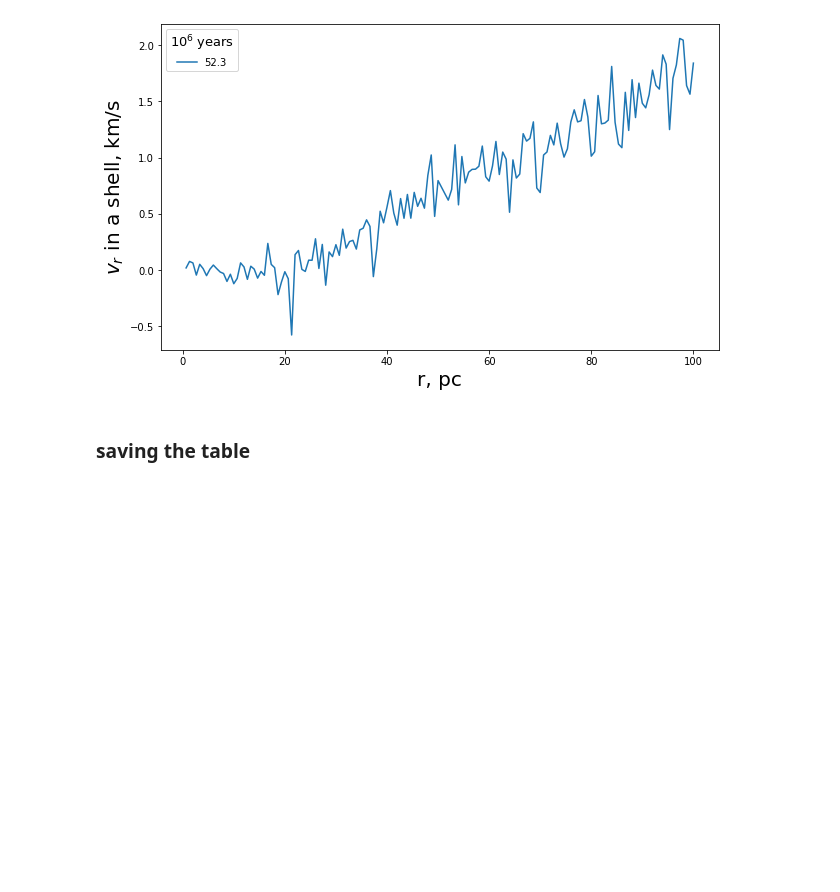
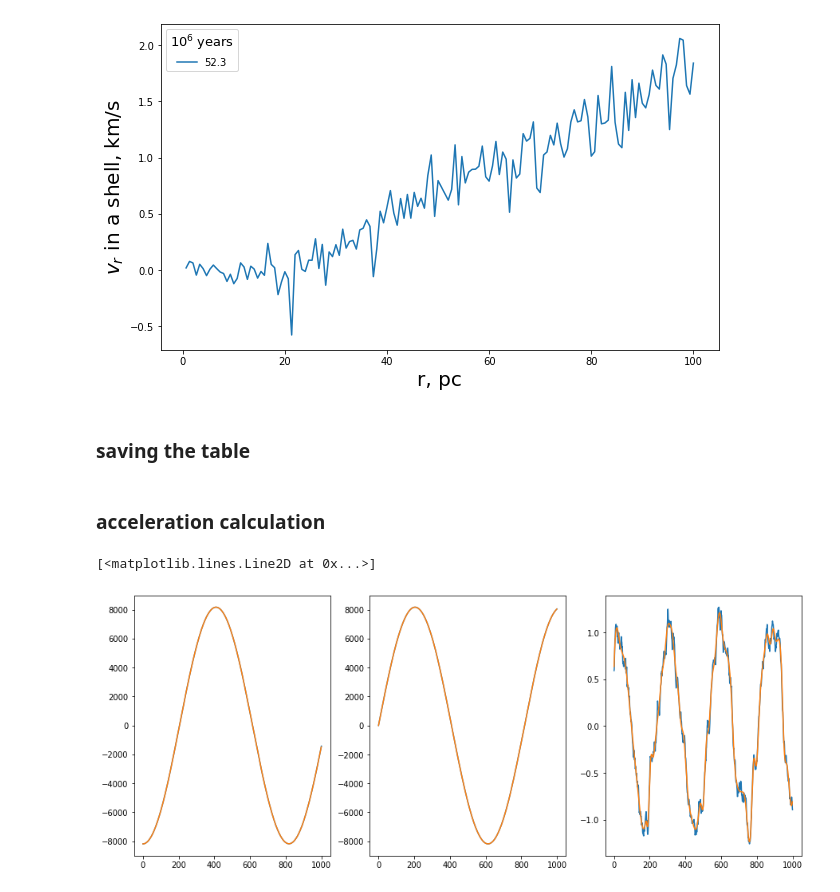
Before and after one commit to olgaborodina/N-body_simulations_analysis, a Jupyter notebook: kinematics_analysis.ipynb, the cells around one changed output. Drawn from its saved outputs; the diff is of its cells as text; code cells hidden in the pictures; blank space fills up the shorter version.

```diff
--- a/kinematics_analysis.ipynb
+++ b/kinematics_analysis.ipynb
@@ -55,6 +72,7 @@ def cluster_center_coords(cluster_obs, density_cs, file):
 R_norm = 1.2262963200 #pc
 V_norm = 4.587330615 #km/s
 M_norm = 6.0e3 #Msun
+T_norm = 0.261359 #million years
 OUTPUT_DIR = Path('./../gamma=1.0/run-1.0-0.07-11/')
 
 R_max = 100 #pc
@@ -182,0 +206,28 @@ v_in_shells.to_csv('vr_in_shell.csv', sep=' ', index=False)
+# %% [markdown]
+### acceleration calculation
+# %%
+density_cs = pd.read_csv(OUTPUT_DIR / 'def-dc.dat', delimiter='\s+', index_col=0, header=None)
+# %%
+coord_spline_x = UnivariateSpline(density_cs.iloc[:,0] / T_norm, density_cs.iloc[:,1], s=3.5)
+coord_spline_y = UnivariateSpline(density_cs.iloc[:,0] / T_norm, density_cs.iloc[:,2], s=3.5)
+coord_spline_z = UnivariateSpline(density_cs.iloc[:,0] / T_norm, density_cs.iloc[:,3], s=3.5)
+
+t_range = np.arange(0, 1000, 1)
+
+fig = plt.figure(figsize=(15, 6))
+
+spec = gridspec.GridSpec(ncols=3, nrows=1)
+ax = fig.add_subplot(spec[0])
+ax.plot(density_cs.iloc[:,0] / T_norm, density_cs.iloc[:,1])
+ax.plot(t_range, coord_spline_x(t_range))
+
+ax = fig.add_subplot(spec[1])
+ax.plot(density_cs.iloc[:,0] / T_norm, density_cs.iloc[:,2])
+ax.plot(t_range, coord_spline_y(t_range))
+
+ax = fig.add_subplot(spec[2])
+ax.plot(density_cs.iloc[:,0] / T_norm, density_cs.iloc[:,3])
+ax.plot(t_range, coord_spline_z(t_range))
+# %% [output]
+[<matplotlib.lines.Line2D at 0x...>]
+[figure, added]
```
Also changed, not shown: parts of 16 cells of this notebook.
